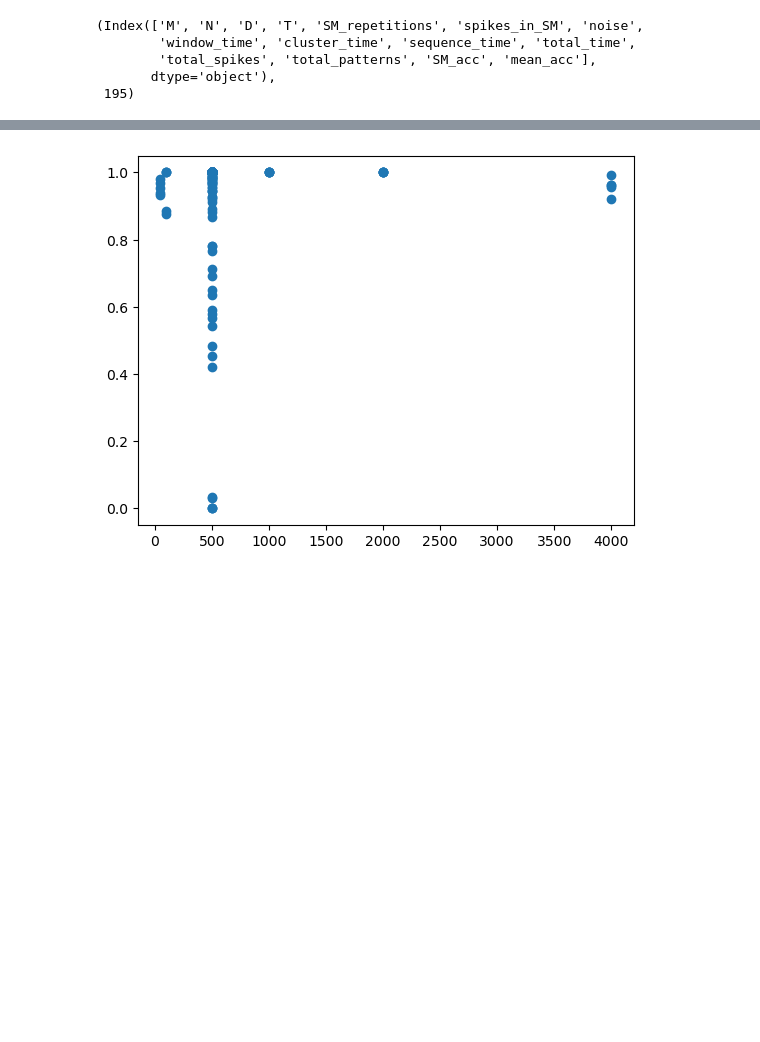
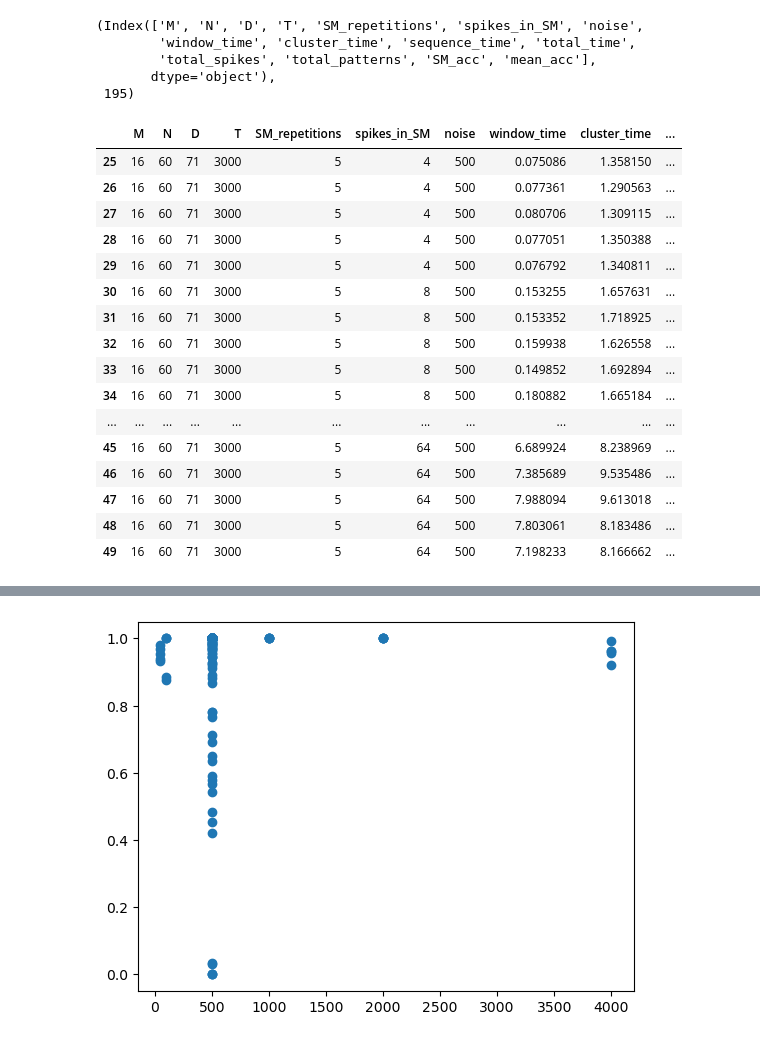
Before and after one commit to CosmicSurgery/thesis_notebooks, a Jupyter notebook: 2023.10.05 - Final Drafts v2/2023.10.06 - UL-HDP figures.ipynb, the cells around one changed output, grey strips where cells are left out. Cells and saved outputs as stored; diff of their text form; code cells hidden in the pictures; blank space fills up the shorter version.

```diff
--- a/2023.10.05 - Final Drafts v2/2023.10.06 - UL-HDP figures.ipynb
+++ b/2023.10.05 - Final Drafts v2/2023.10.06 - UL-HDP figures.ipynb
@@ -47,0 +59,20 @@ df.columns, len(df)
+# %%
+df.iloc[slice_]
+# %% [output]
+|  | M | N | D | T | SM_repetitions | spikes_in_SM | noise | window_time | cluster_time | ... |
+| 25 | 16 | 60 | 71 | 3000 | 5 | 4 | 500 | 0.075086 | 1.358150 | ... |
+| 26 | 16 | 60 | 71 | 3000 | 5 | 4 | 500 | 0.077361 | 1.290563 | ... |
+| 27 | 16 | 60 | 71 | 3000 | 5 | 4 | 500 | 0.080706 | 1.309115 | ... |
+| 28 | 16 | 60 | 71 | 3000 | 5 | 4 | 500 | 0.077051 | 1.350388 | ... |
+| 29 | 16 | 60 | 71 | 3000 | 5 | 4 | 500 | 0.076792 | 1.340811 | ... |
+| 30 | 16 | 60 | 71 | 3000 | 5 | 8 | 500 | 0.153255 | 1.657631 | ... |
+| 31 | 16 | 60 | 71 | 3000 | 5 | 8 | 500 | 0.153352 | 1.718925 | ... |
+| 32 | 16 | 60 | 71 | 3000 | 5 | 8 | 500 | 0.159938 | 1.626558 | ... |
+| 33 | 16 | 60 | 71 | 3000 | 5 | 8 | 500 | 0.149852 | 1.692894 | ... |
+| 34 | 16 | 60 | 71 | 3000 | 5 | 8 | 500 | 0.180882 | 1.665184 | ... |
+| ... | ... | ... | ... | ... | ... | ... | ... | ... | ... | ... |
+| 45 | 16 | 60 | 71 | 3000 | 5 | 64 | 500 | 6.689924 | 8.238969 | ... |
+| 46 | 16 | 60 | 71 | 3000 | 5 | 64 | 500 | 7.385689 | 9.535486 | ... |
+| 47 | 16 | 60 | 71 | 3000 | 5 | 64 | 500 | 7.988094 | 9.613018 | ... |
+| 48 | 16 | 60 | 71 | 3000 | 5 | 64 | 500 | 7.803061 | 8.183486 | ... |
+| 49 | 16 | 60 | 71 | 3000 | 5 | 64 | 500 | 7.198233 | 8.166662 | ... |
```
Also changed, not shown: parts of 4 cells of this notebook, 2 other files.
